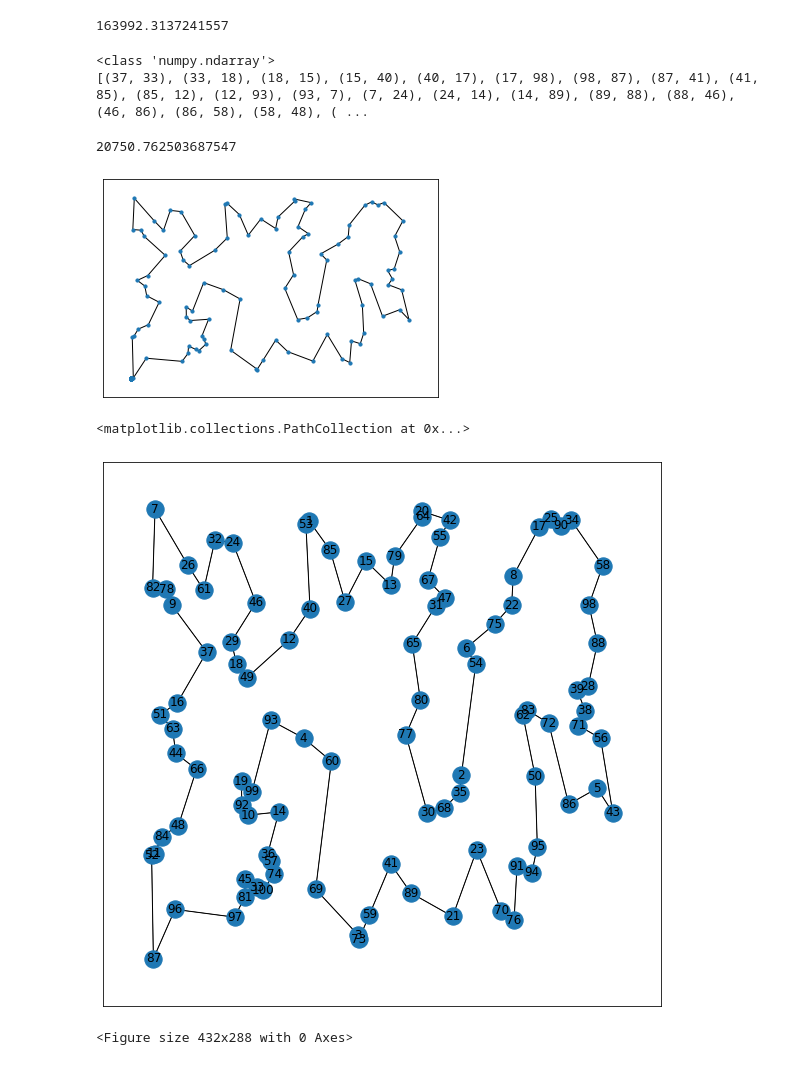
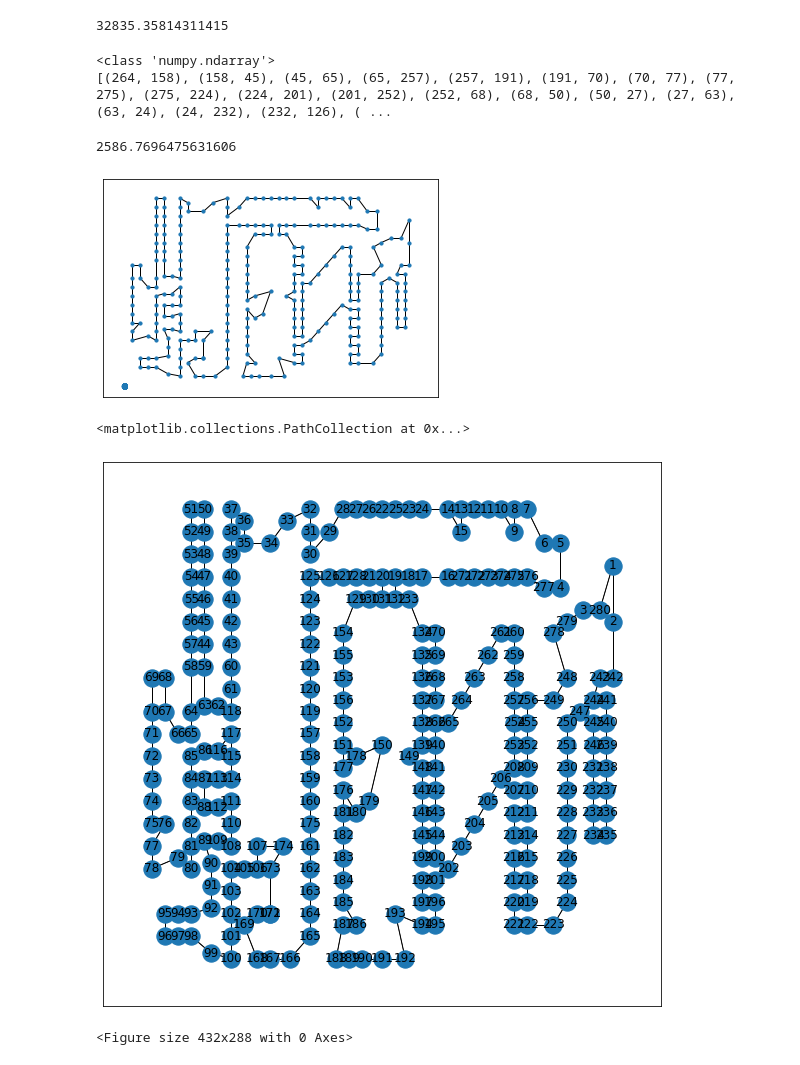
Before and after one commit to ElFilosofoX/natural_computing_project, a Jupyter notebook: testing_tsp.ipynb, the cells around one changed output. Cells and saved outputs as stored; diff of their text form; code cells hidden in the pictures.

```diff
--- a/testing_tsp.ipynb
+++ b/testing_tsp.ipynb
@@ -6,7 +6,7 @@ import matplotlib.pyplot as plt
 import math
 import functions as f
 # %%
-problem = tsplib95.load("kroC100.tsp")
+problem = tsplib95.load("a280.tsp")
 G  = problem.get_graph()
 layout = nx.spring_layout(G,seed=0)
 arr=np.array(G.nodes)
@@ -35,13 +35,13 @@ def get_fitness(edge_list):
 edge_list = get_edge_list(arr)
 get_fitness(edge_list)
 # %% [output]
-163992.3137241557
+32835.35814311415
 # %%
 print(type(arr))
 print(get_edge_list([i[0] for i in edge_list]))
 # %% [output]
 <class 'numpy.ndarray'>
-[(37, 33), (33, 18), (18, 15), (15, 40), (40, 17), (17, 98), (98, 87), (87, 41), (41, 85), (85, 12), (12, 93), (93, 7), (7, 24), (24, 14), (14, 89), (89, 88), (88, 46), (46, 86), (86, 58), (58, 48), ( ...
+[(264, 158), (158, 45), (45, 65), (65, 257), (257, 191), (191, 70), (70, 77), (77, 275), (275, 224), (224, 201), (201, 252), (252, 68), (68, 50), (50, 27), (27, 63), (63, 24), (24, 232), (232, 126), ( ...
 # %%
 dictionary = dict()
 G.nodes[1]['coord']
@@ -49,14 +49,14 @@ for i in range(1,len(G.nodes)+1):
     dictionary[i] = G.nodes[i]['coord']
 # print (dictionary)
 # %%
-solution = tsplib95.load("kroC100.opt.tour").tours[0]
+solution = tsplib95.load("a280.opt.tour").tours[0]
 solution = get_edge_list(solution)
 nx.draw_networkx(G, with_labels=False, node_size=10, edgelist=[])
 nx.draw_networkx(G, pos=dictionary, with_labels=False, node_size=10, edgelist=solution)
 print(get_fitness(solution))
 # %% [output]
-20750.762503687547
+2586.7696475631606
-[figure, old version]
+[figure, new version]
 # %%
 fig, axs = plt.subplots(1, figsize=(10,10))
 nx.draw_networkx(G, pos=dictionary, with_labels=True, edgelist=solution, ax=axs)
@@ -64,7 +64,7 @@ nx.draw_networkx_edges(G, pos=dictionary, width=0.5,edgelist=solution, ax=axs)
 nx.draw_networkx_nodes(G, pos=dictionary, node_size=100,ax=axs)
 # %% [output]
 <matplotlib.collections.PathCollection at 0x...>
-[figure, old version]
+[figure, new version]
 # %%
 p1 = f.generate_random_inividual(G)
 p2 = f.generate_random_inividual(G)
```
Also changed, not shown: parts of 1 cell of this notebook, 5 other files.
